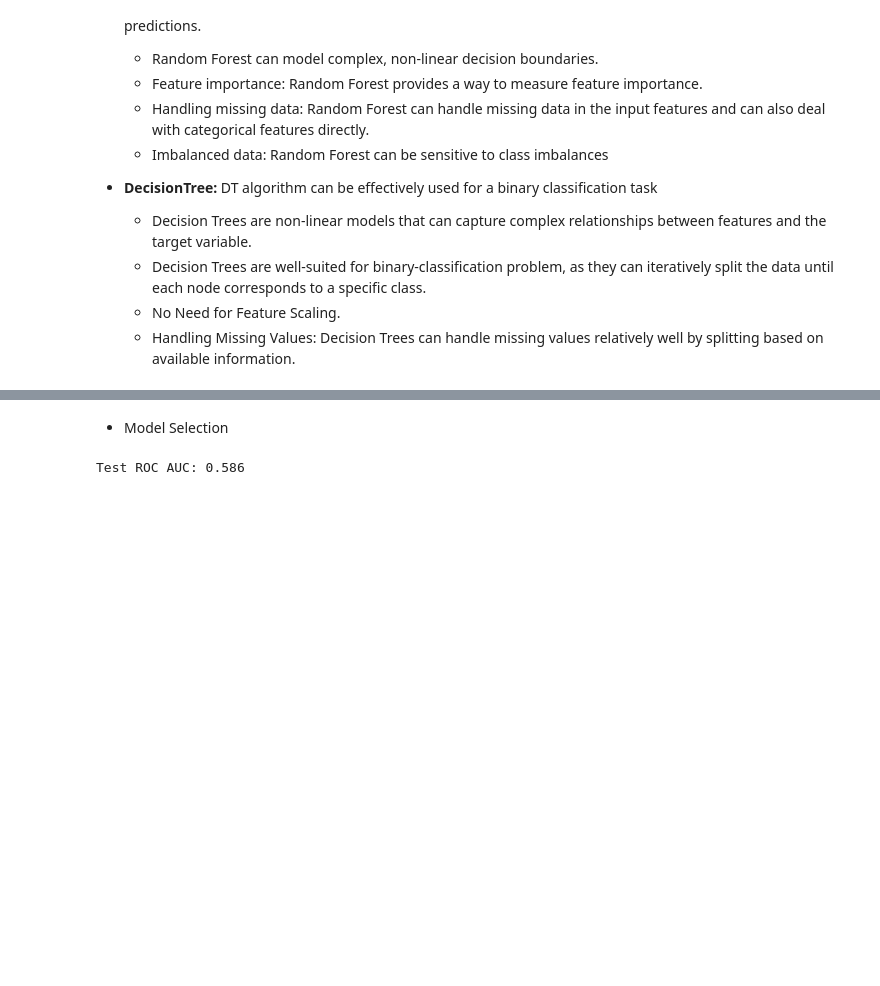
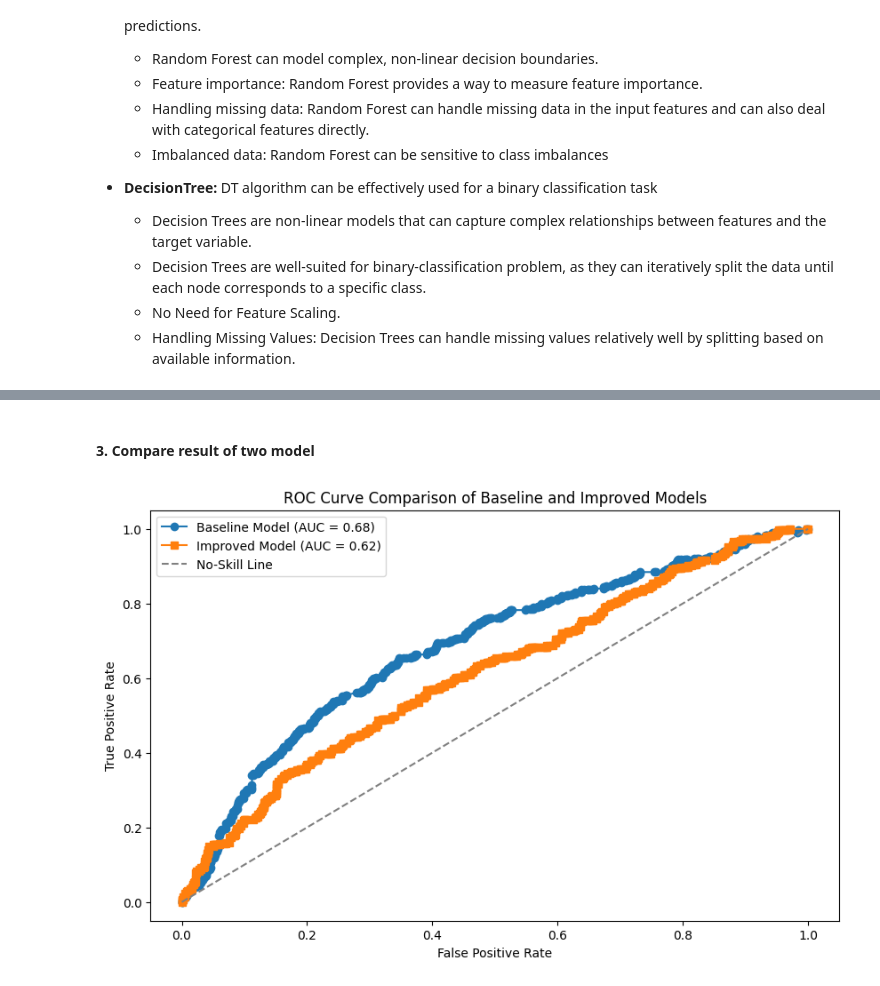
Before and after one commit to DATA471/ASS4, a Jupyter notebook: DATA471_Assignment4.ipynb, the cells around one changed output, grey strips where cells are left out. Drawn from its saved outputs; the diff is of its cells as text; code cells hidden in the pictures; blank space fills up the shorter version.

```diff
--- a/DATA471_Assignment4.ipynb
+++ b/DATA471_Assignment4.ipynb
@@ -251,0 +325,13 @@ plt.show()
+# %%
+from imblearn.over_sampling import SMOTE
+
+#smote_enn = SMOTEENN(random_state=42)
+#X_smote_enn, y_smote_enn = smote_enn.fit_resample(X_train, y_train)
+# Step 3: Apply SMOTE (Oversampling the minority class)
+smote = SMOTE(sampling_strategy='auto', random_state=42)
+X_smote, y_smote = smote.fit_resample(X_train, y_train)
+X_train = X_smote
+y_train = y_smote
+
+print("Original data distribution:")
+print(y_train.value_counts())
@@ -326,10 +428,0 @@ Mean ROC AUC: 0.704
-# %%
-# Fit the pipeline on the entire training data
-baseline_pipline.fit(X_train[['building_dimension', 'building_type']], y_train)
-
-# Predict probabilities on the test data
-base_pred_proba = baseline_pipline.predict_proba(X_val[['building_dimension', 'building_type']])[:, 1]
-
-# Evaluate the model using ROC AUC score
-roc_auc = roc_auc_score(y_val, base_pred_proba)
-print('Test ROC AUC: %.3f' % roc_auc)
@@ -379,14 +494,21 @@ TypeError: 'tuple' object is not callable
-# %% [markdown]
-- Model Selection
-# %%
-# Fit the pipeline on the entire training data
-improved_pipline.fit(X_train[['building_dimension', 'building_type']], y_train)
-
-# Predict probabilities on the test data
-improve_pred_proba = improved_pipline.predict_proba(X_val[['building_dimension', 'building_type']])[:, 1]
-
-# Evaluate the model using ROC AUC score
-roc_auc = roc_auc_score(y_val, improve_pred_proba)
-print('Test ROC AUC: %.3f' % roc_auc)
-# %% [output]
-Test ROC AUC: 0.586
+# %% [markdown]
+#### 3. Compare result of two model
+# %%
+# Plotting the ROC curves
+plt.figure(figsize=(10, 6))
+plt.plot(baseline_fpr, baseline_tpr, marker='o', label=f'Baseline Model (AUC = {base_roc_auc:.2f})')
+plt.plot(improved_fpr, improved_tpr, marker='s', label=f'Improved Model (AUC = {improve_roc_auc:.2f})')
+
+# Plot the no-skill line (diagonal line)
+plt.plot([0, 1], [0, 1], linestyle='--', color='gray', label='No-Skill Line')
+
+# Adding labels and title
+plt.xlabel('False Positive Rate')
+plt.ylabel('True Positive Rate')
+plt.title('ROC Curve Comparison of Baseline and Improved Models')
+plt.legend()
+
+# Display the plot
+plt.show()
+# %% [output]
+[figure, added]
```
Also changed, not shown: parts of 29 cells of this notebook.
